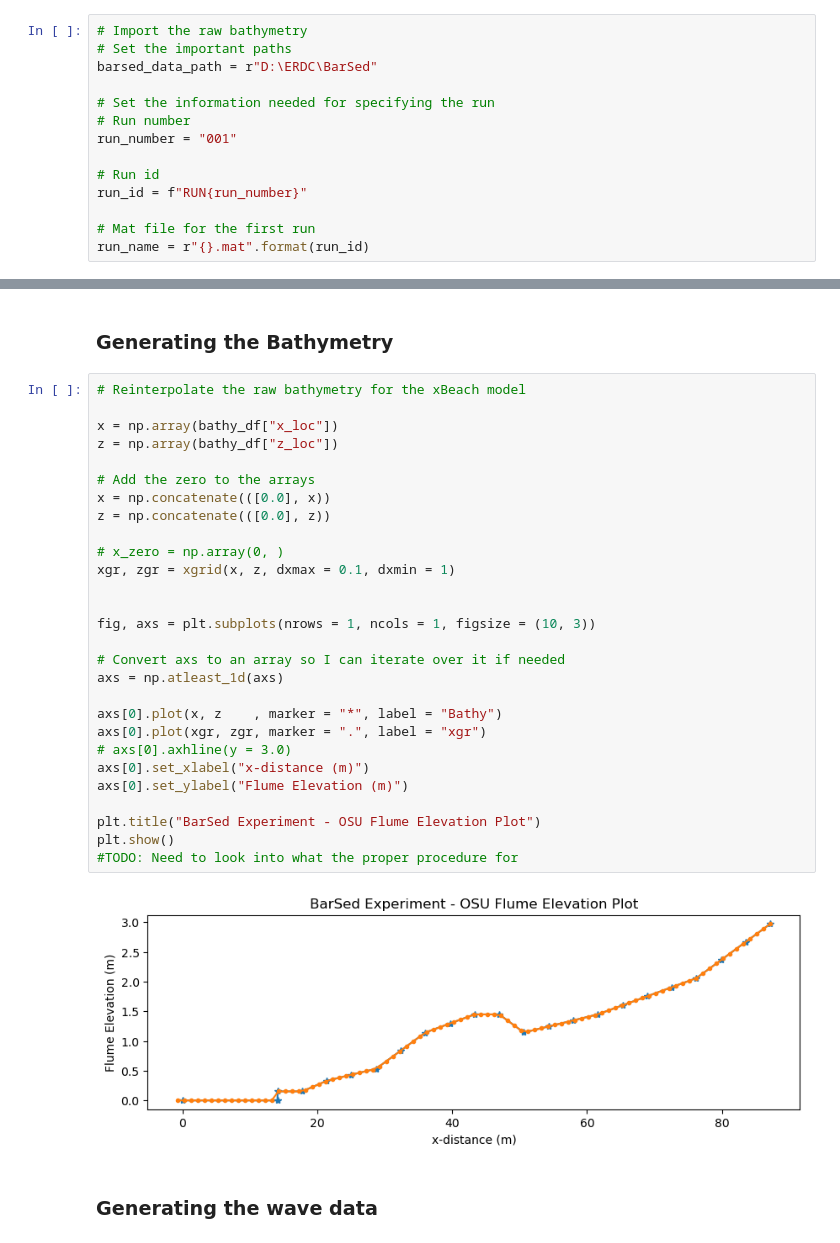
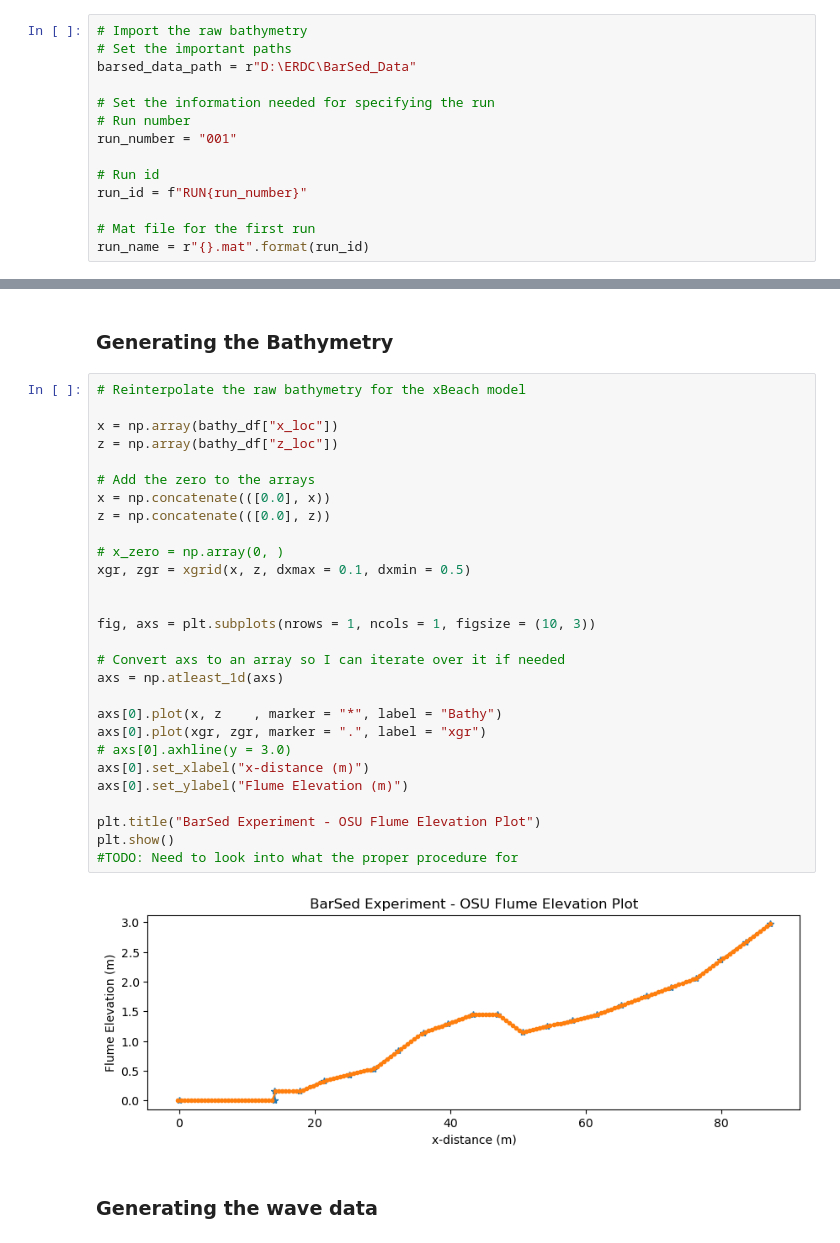
Before and after one commit to WaveHello-ERDC/BarSed_xBeach_Models, a Jupyter notebook: Osillating_wave_models/Run_001_nonhq3d/1_generate_model_Run.ipynb, the cells around one changed output, grey strips where cells are left out. Cells and saved outputs as stored; diff of their text form.

```diff
--- a/Osillating_wave_models/Run_001/1_generate_model_Run_001.ipynb
+++ b/Osillating_wave_models/Run_001_nonhq3d/1_generate_model_Run.ipynb
@@ -96,7 +71,7 @@ def moving_average_filter(data, window_size):
 # %%
 # Import the raw bathymetry
 # Set the important paths
-barsed_data_path = r"D:\ERDC\BarSed"
+barsed_data_path = r"D:\ERDC\BarSed_Data"
 
 # Set the information needed for specifying the run
 # Run number
@@ -234,33 +209,33 @@ plt.show()
 # %%
 # Reinterpolate the raw bathymetry for the xBeach model
 
 x = np.array(bathy_df["x_loc"])
 z = np.array(bathy_df["z_loc"])
 
 # Add the zero to the arrays
 x = np.concatenate(([0.0], x))
 z = np.concatenate(([0.0], z))
 
 # x_zero = np.array(0, )
-xgr, zgr = xgrid(x, z, dxmax = 0.1, dxmin = 1)
+xgr, zgr = xgrid(x, z, dxmax = 0.1, dxmin = 0.5)
 
 
 fig, axs = plt.subplots(nrows = 1, ncols = 1, figsize = (10, 3))
 
 # Convert axs to an array so I can iterate over it if needed
 axs = np.atleast_1d(axs)
 
 axs[0].plot(x, z    , marker = "*", label = "Bathy")
 axs[0].plot(xgr, zgr, marker = ".", label = "xgr")
 # axs[0].axhline(y = 3.0)
 axs[0].set_xlabel("x-distance (m)")
 axs[0].set_ylabel("Flume Elevation (m)")
 
 plt.title("BarSed Experiment - OSU Flume Elevation Plot")
 plt.show()
 #TODO: Need to look into what the proper procedure for
 # %% [output]
-[figure, old version]
+[figure, new version]
 # %% [markdown]
 ### Generating the wave data
 # %%
```
Also changed, not shown: parts of 22 cells of this notebook, 12 other files.
